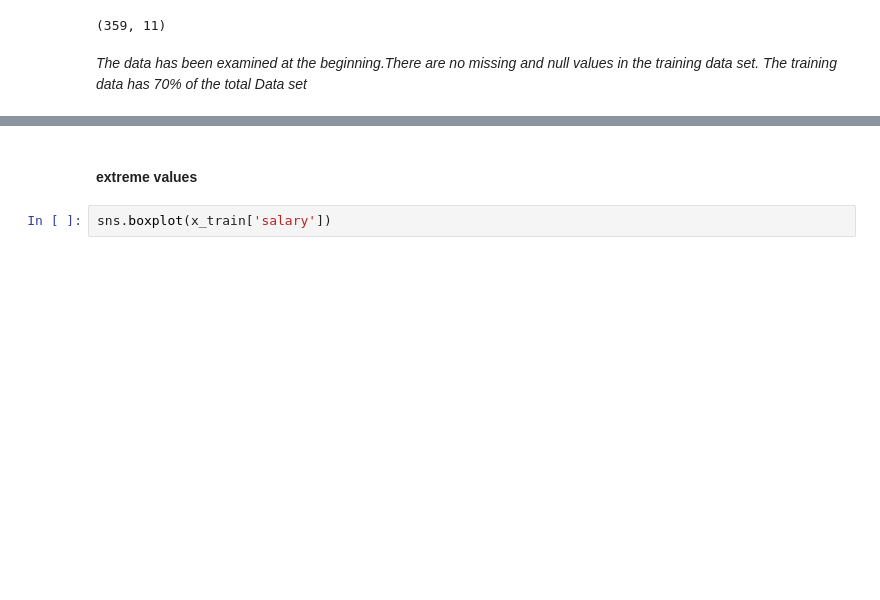
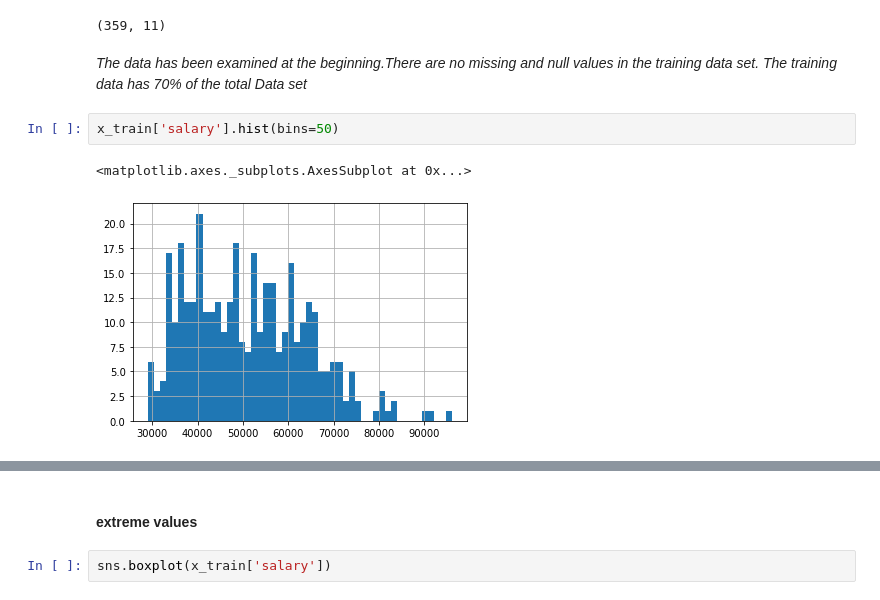
Before and after one commit to LeboSeribe/Linear-Regression, a Jupyter notebook: Linear regression.ipynb, the cells around one changed output, grey strips where cells are left out. Cells and saved outputs as stored; diff of their text form; blank space fills up the shorter version.

```diff
--- a/Linear regression.ipynb
+++ b/Linear regression.ipynb
@@ -115,3 +115,8 @@ x_train.shape
 (359, 11)
 # %% [markdown]
 *The data has been examined at the beginning.There are no missing and null values in the training data set. The training data has 70% of the total Data set*
+# %%
+x_train['salary'].hist(bins=50)
+# %% [output]
+<matplotlib.axes._subplots.AxesSubplot at 0x...>
+[figure, added]
```
Also changed, not shown: parts of 34 cells of this notebook.
